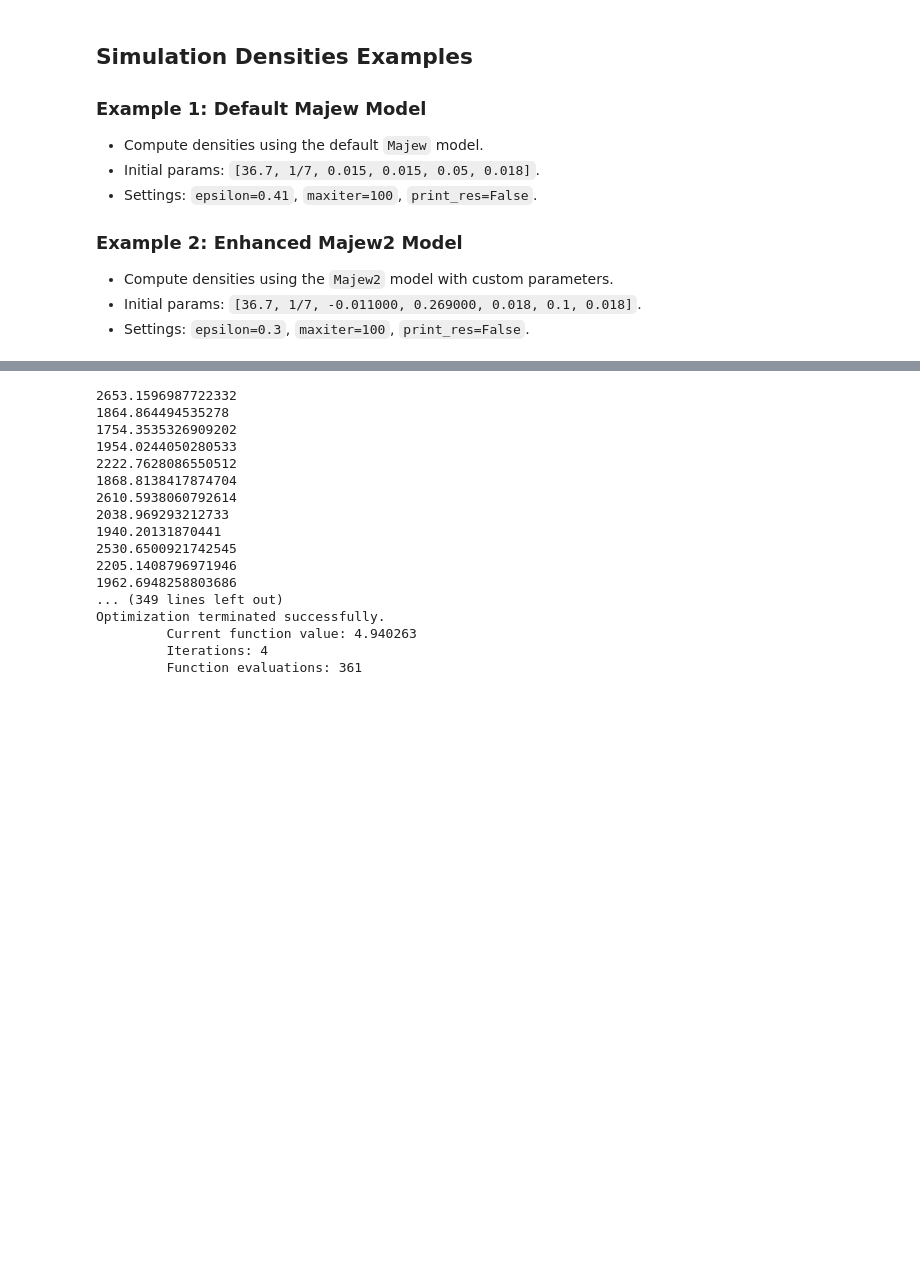
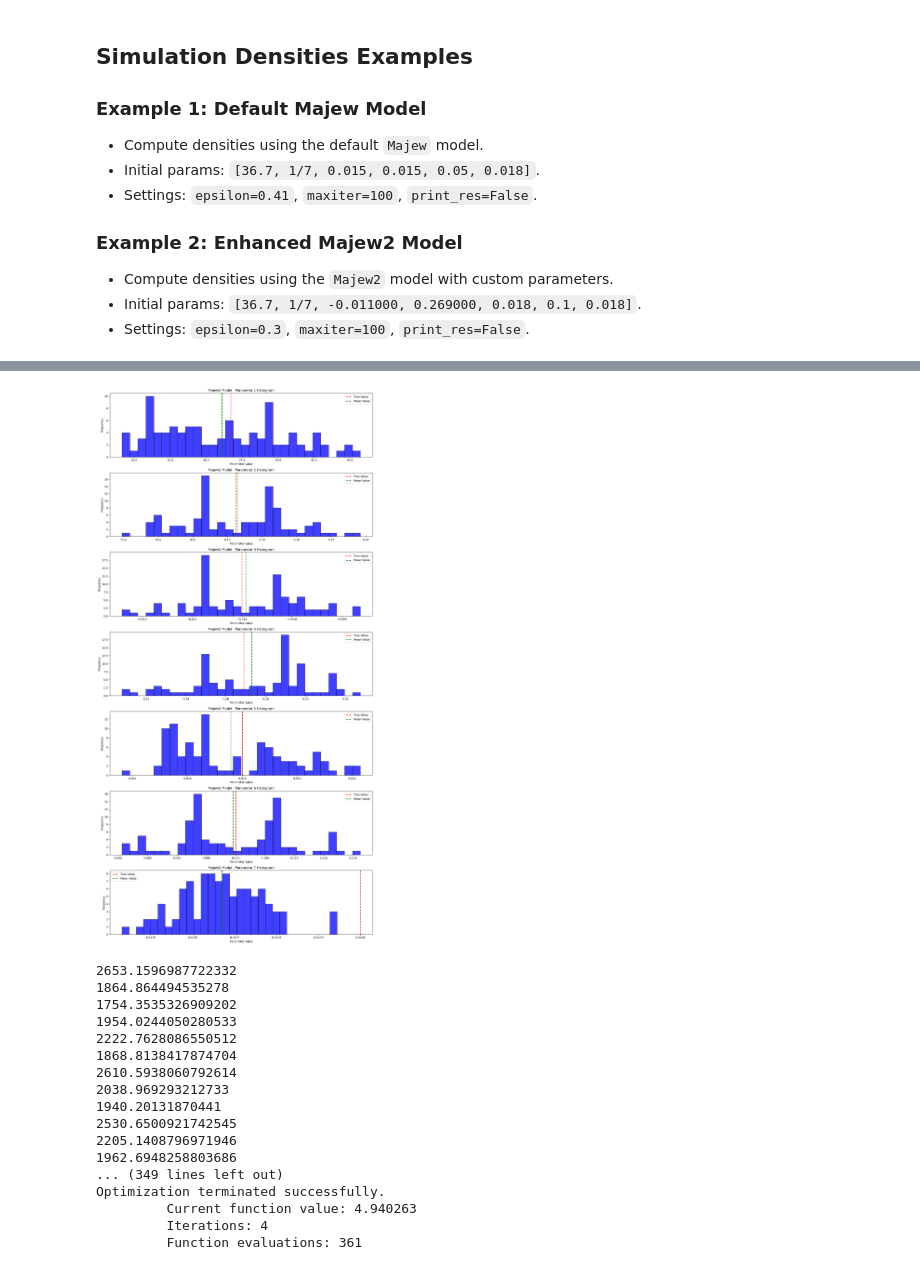
Before and after one commit to GhilesKemiche/ABM-Calibration, a Jupyter notebook: Code.ipynb, the cells around one changed output, grey strips where cells are left out. Cells and saved outputs as stored; diff of their text form; code cells hidden in the pictures; blank space fills up the shorter version.

```diff
--- a/Code.ipynb
+++ b/Code.ipynb
@@ -525,3 +557,8 @@ ksis = densities(Majewi=Majew2, params=params, epsilon=0.3, maxiter=100, print_r
+# %%
+# ksis2 = np.vstack(ksis2)
+plot_histograms(ksis2, params2, "Majew2 Model")
+# %% [output]
+[figure, added]
 # %%
 options = {
     'maxiter': 1000,
```
Also changed, not shown: parts of 5 cells of this notebook, 2 other files.
